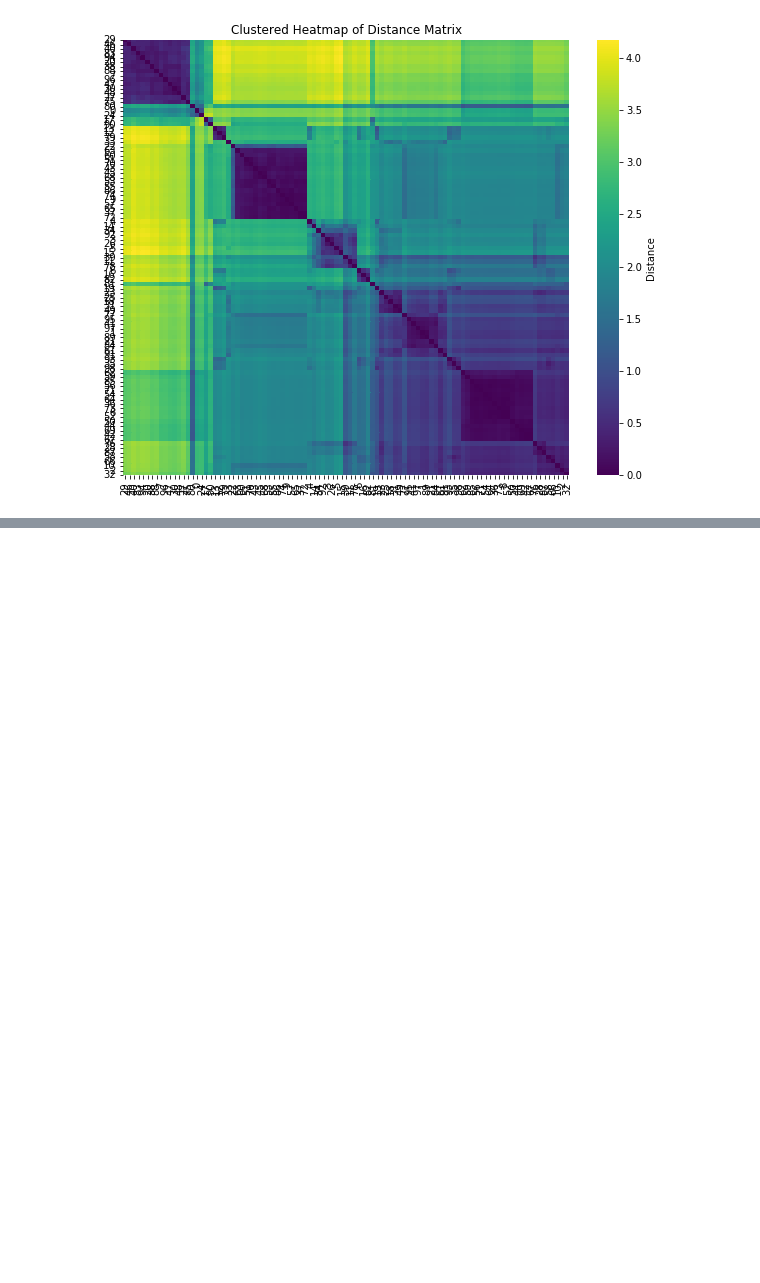
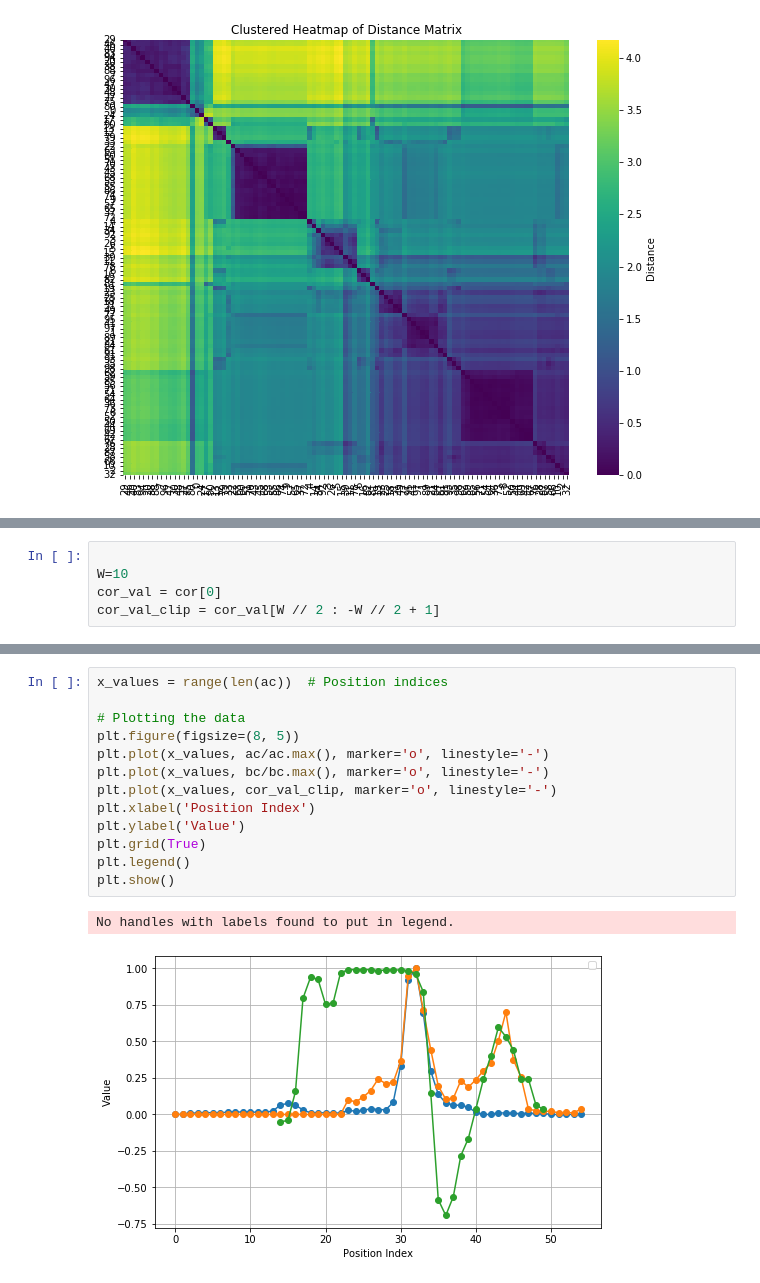
Before and after one commit to marcmuellerETHZ/PCprophet, a Jupyter notebook: PCprophet/sandbox.ipynb, the cells around one changed output, grey strips where cells are left out. Cells and saved outputs as stored; diff of their text form; blank space fills up the shorter version.

```diff
--- a/PCprophet/sandbox.ipynb
+++ b/PCprophet/sandbox.ipynb
@@ -373,0 +763,5 @@ Condensed distance matrix shape: (4851,)
+# %%
+
+W=10
+cor_val = cor[0]
+cor_val_clip = cor_val[W // 2 : -W // 2 + 1]
@@ -373,0 +808,16 @@ Condensed distance matrix shape: (4851,)
+# %%
+x_values = range(len(ac))  # Position indices
+
+# Plotting the data
+plt.figure(figsize=(8, 5))
+plt.plot(x_values, ac/ac.max(), marker='o', linestyle='-')
+plt.plot(x_values, bc/bc.max(), marker='o', linestyle='-')
+plt.plot(x_values, cor_val_clip, marker='o', linestyle='-')
+plt.xlabel('Position Index')
+plt.ylabel('Value')
+plt.grid(True)
+plt.legend()
+plt.show()
+# %% [output]
+No handles with labels found to put in legend.
+[figure, added]
```
Also changed, not shown: parts of 22 cells of this notebook, 2 other files.
